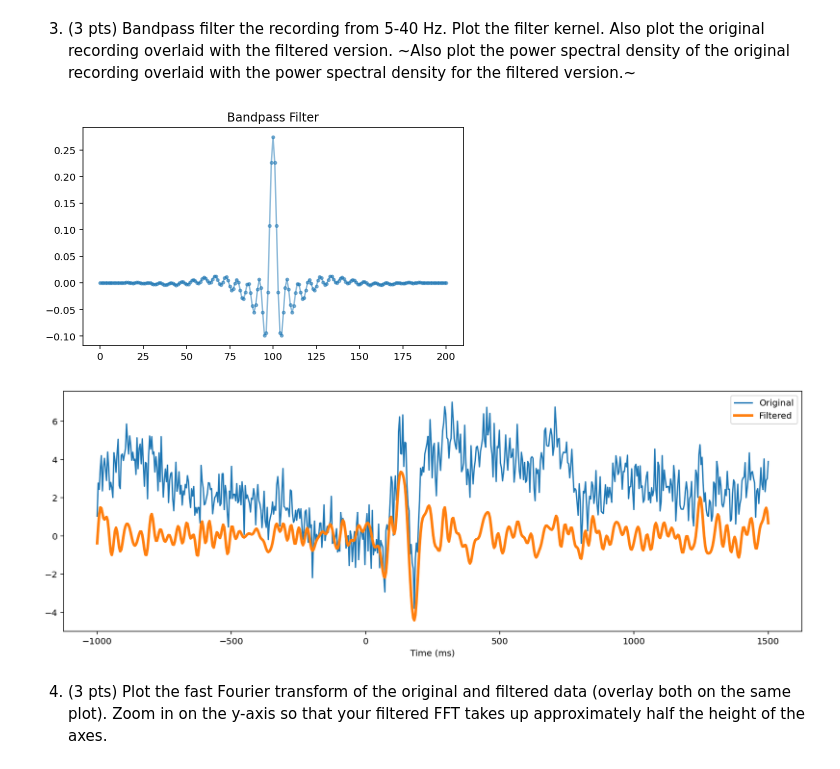
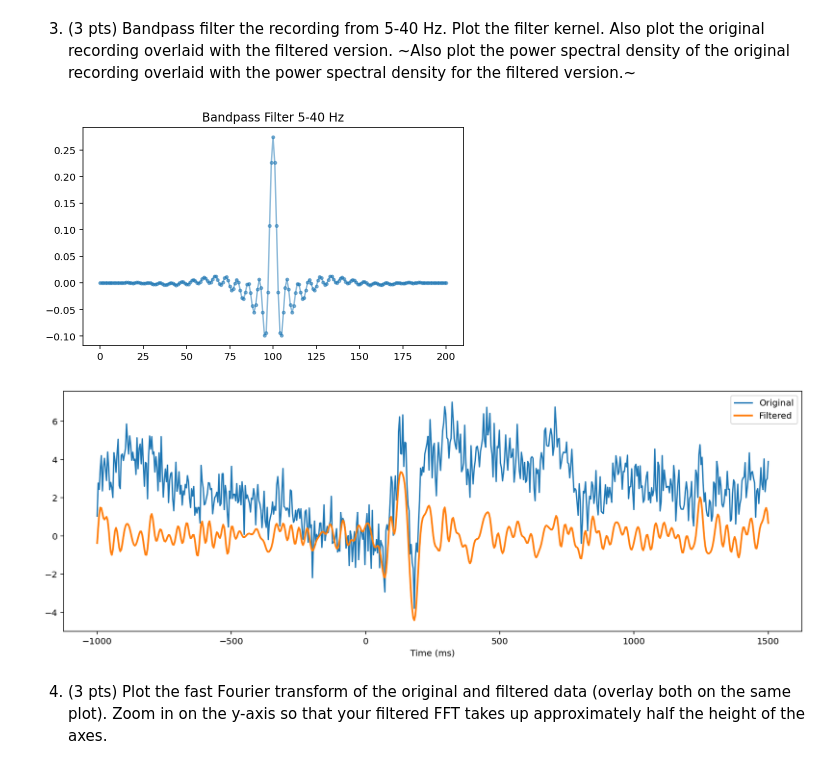
Before and after one commit to nishadalal120/NEU-365P-385L-Spring-2021, a Jupyter notebook: homework/homework-timeseries.ipynb, the cells around one changed output. Drawn from its saved outputs; the diff is of its cells as text; code cells hidden in the pictures.

```diff
--- a/homework/homework-timeseries.ipynb
+++ b/homework/homework-timeseries.ipynb
@@ -178,27 +175,27 @@ plt.show()
 # %%
 bandpass = signal.firwin(201, [5, 40], pass_zero=False, nyq=nyquistFreq_Hz)
 
 plt.figure(figsize=(15, 4))
 plt.subplot(121)
 plt.plot(bandpass, '.-', alpha=0.5)
-plt.title('Bandpass Filter')
+plt.title('Bandpass Filter 5-40 Hz')
 plt.show()
 # %% [output]
-[figure, old version]
+[figure, new version]
 # %%
 filteredData = np.convolve(data, bandpass, 'same')
 
 rad, freq_r = signal.freqz(bandpass)
 freq_Hz = rad / (2 * np.pi) * sampleFreq_Hz
 
-plt.figure(figsize=(15,5))
+plt.figure(figsize=(15, 5))
 plt.plot(time_ms, data, label='Original')
-plt.plot(time_ms, filteredData, label='Filtered', linewidth=3)
+plt.plot(time_ms, filteredData, label='Filtered', linewidth=2)
 plt.xlabel('Time (ms)')
 plt.legend()
 plt.show()
 # %% [output]
-[figure, old version]
+[figure, new version]
 # %% [markdown]
 4. (3 pts) Plot the fast Fourier transform of the original and filtered data (overlay both on the same plot). Zoom in on the y-axis so that your filtered FFT takes up approximately half the height of the axes.
 # %%
```
Also changed, not shown: parts of 2 cells of this notebook.
